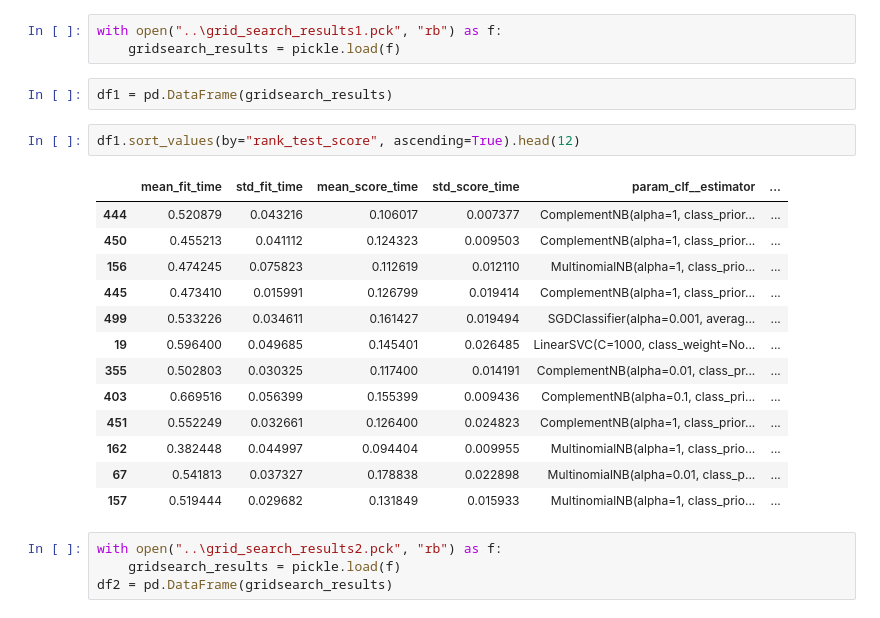
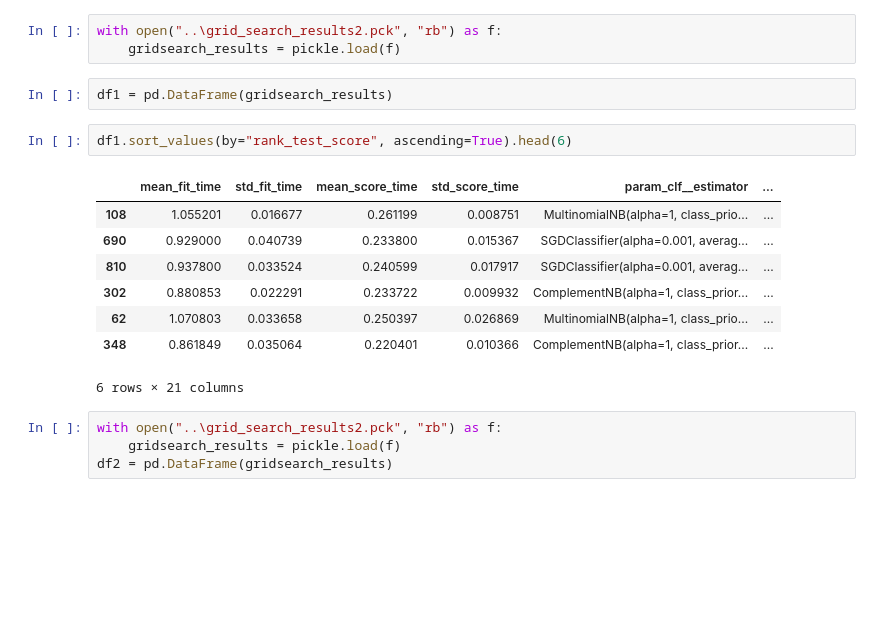
Before and after one commit to lp-code/TwitterSARai, a Jupyter notebook: notebooks/check_gridsearch_results.ipynb, the cells around one changed output. Saved outputs shown, nothing was run; the diff lists cells and outputs as text; blank space fills up the shorter version.

Commit message:
New results based on the code changes.

```diff
--- a/notebooks/check_gridsearch_results.ipynb
+++ b/notebooks/check_gridsearch_results.ipynb
@@ -2,26 +2,21 @@
 import pandas as pd
 import pickle
 # %%
-with open("..\grid_search_results1.pck", "rb") as f:
+with open("..\grid_search_results2.pck", "rb") as f:
     gridsearch_results = pickle.load(f)
 # %%
 df1 = pd.DataFrame(gridsearch_results)
 # %%
-df1.sort_values(by="rank_test_score", ascending=True).head(12)
+df1.sort_values(by="rank_test_score", ascending=True).head(6)
 # %% [output]
 |  | mean_fit_time | std_fit_time | mean_score_time | std_score_time | param_clf__estimator | ... |
-| 444 | 0.520879 | 0.043216 | 0.106017 | 0.007377 | ComplementNB(alpha=1, class_prior... | ... |
-| 450 | 0.455213 | 0.041112 | 0.124323 | 0.009503 | ComplementNB(alpha=1, class_prior... | ... |
-| 156 | 0.474245 | 0.075823 | 0.112619 | 0.012110 | MultinomialNB(alpha=1, class_prio... | ... |
-| 445 | 0.473410 | 0.015991 | 0.126799 | 0.019414 | ComplementNB(alpha=1, class_prior... | ... |
-| 499 | 0.533226 | 0.034611 | 0.161427 | 0.019494 | SGDClassifier(alpha=0.001, averag... | ... |
-| 19 | 0.596400 | 0.049685 | 0.145401 | 0.026485 | LinearSVC(C=1000, class_weight=No... | ... |
-| 355 | 0.502803 | 0.030325 | 0.117400 | 0.014191 | ComplementNB(alpha=0.01, class_pr... | ... |
-| 403 | 0.669516 | 0.056399 | 0.155399 | 0.009436 | ComplementNB(alpha=0.1, class_pri... | ... |
-| 451 | 0.552249 | 0.032661 | 0.126400 | 0.024823 | ComplementNB(alpha=1, class_prior... | ... |
-| 162 | 0.382448 | 0.044997 | 0.094404 | 0.009955 | MultinomialNB(alpha=1, class_prio... | ... |
-| 67 | 0.541813 | 0.037327 | 0.178838 | 0.022898 | MultinomialNB(alpha=0.01, class_p... | ... |
-| 157 | 0.519444 | 0.029682 | 0.131849 | 0.015933 | MultinomialNB(alpha=1, class_prio... | ... |
+| 108 | 1.055201 | 0.016677 | 0.261199 | 0.008751 | MultinomialNB(alpha=1, class_prio... | ... |
+| 690 | 0.929000 | 0.040739 | 0.233800 | 0.015367 | SGDClassifier(alpha=0.001, averag... | ... |
+| 810 | 0.937800 | 0.033524 | 0.240599 | 0.017917 | SGDClassifier(alpha=0.001, averag... | ... |
+| 302 | 0.880853 | 0.022291 | 0.233722 | 0.009932 | ComplementNB(alpha=1, class_prior... | ... |
+| 62 | 1.070803 | 0.033658 | 0.250397 | 0.026869 | MultinomialNB(alpha=1, class_prio... | ... |
+| 348 | 0.861849 | 0.035064 | 0.220401 | 0.010366 | ComplementNB(alpha=1, class_prior... | ... |
+6 rows × 21 columns
 # %%
 with open("..\grid_search_results2.pck", "rb") as f:
     gridsearch_results = pickle.load(f)
```
Also changed, not shown: 4 other files.
